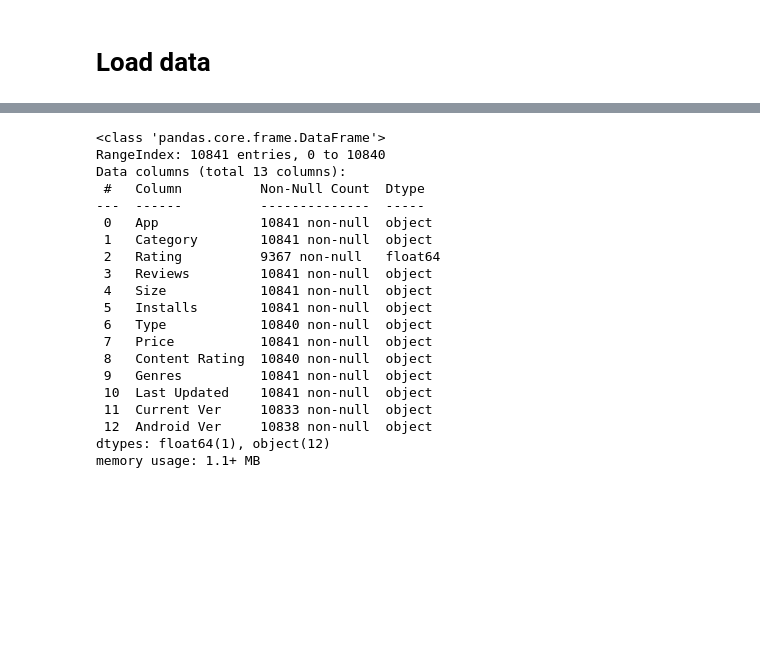
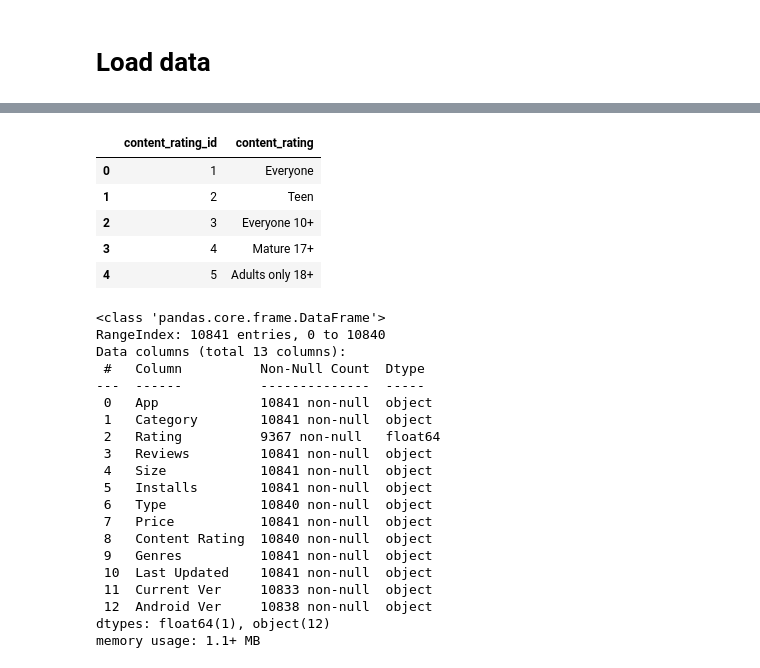
Before and after one commit to AlexMateu21/google-apps-mini-project, a Jupyter notebook: project2.ipynb, the cells around one changed output, grey strips where cells are left out. Saved outputs shown, nothing was run; the diff lists cells and outputs as text; code cells hidden in the pictures; blank space fills up the shorter version.

```diff
--- a/project2.ipynb
+++ b/project2.ipynb
@@ -19,3 +37,13 @@ df.head(5)
+# %%
+content_ratings_df = pd.DataFrame({"content_rating_id": range(1,len(df["Content Rating"].unique())+1), "content_rating": df["Content Rating"].unique()})
+content_ratings_df.head(5)
+# %% [output]
+|  | content_rating_id | content_rating |
+| 0 | 1 | Everyone |
+| 1 | 2 | Teen |
+| 2 | 3 | Everyone 10+ |
+| 3 | 4 | Mature 17+ |
+| 4 | 5 | Adults only 18+ |
 # %%
 # DATA SUMMARY
 df.info()
```
Also changed, not shown: parts of 17 cells of this notebook.
